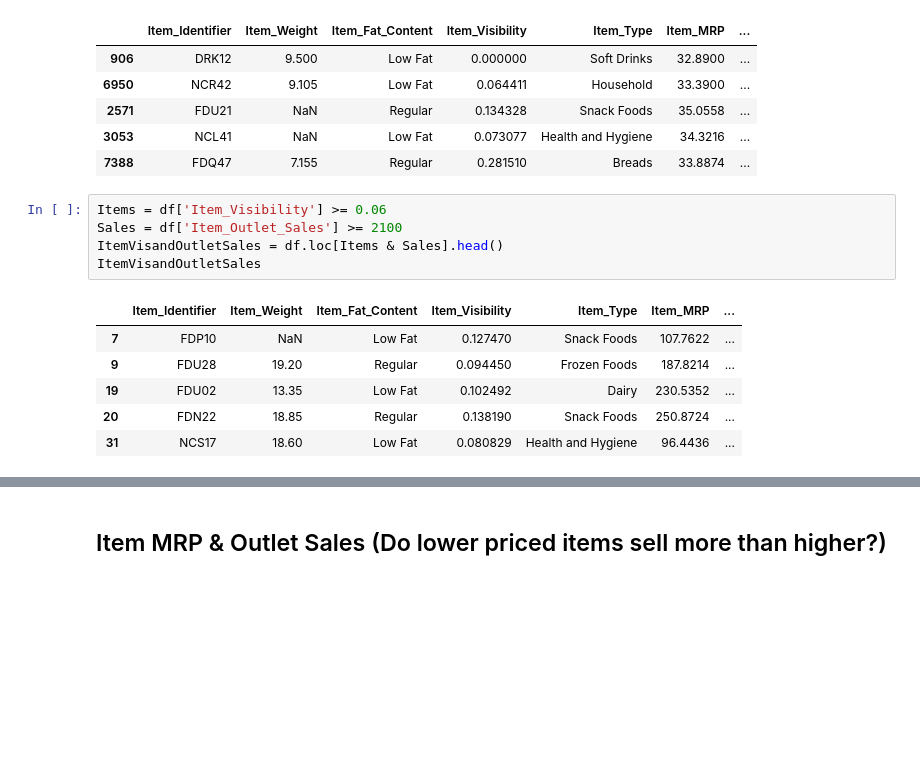
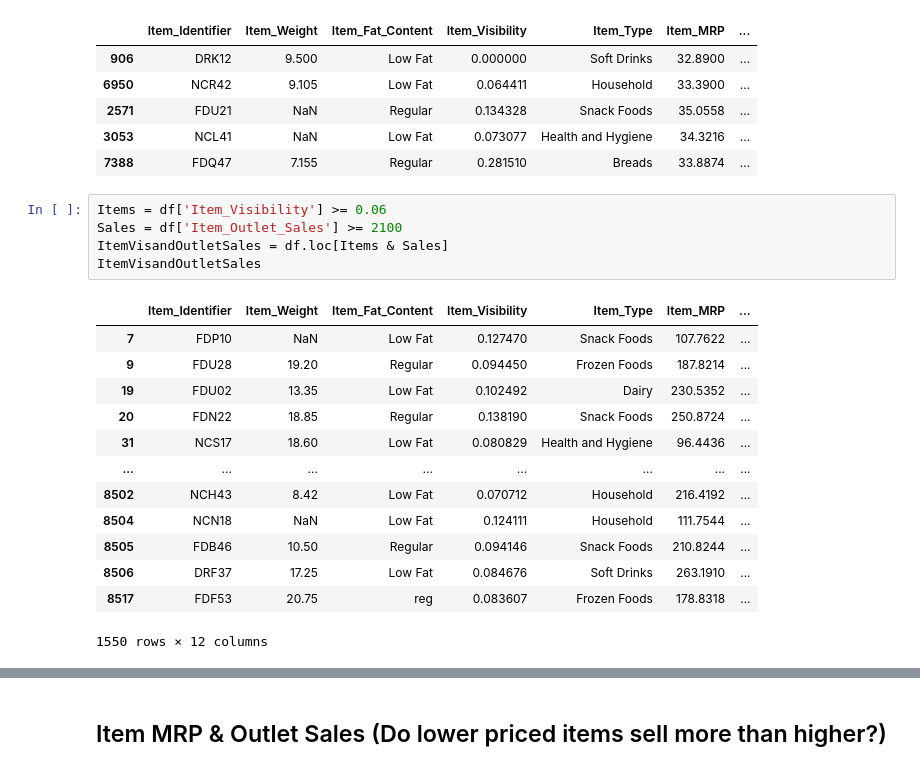
Before and after one commit to GilbertRPG/sales-predictions, a Jupyter notebook: data_cleaning.ipynb, the cells around one changed output, grey strips where cells are left out. Drawn from its saved outputs; the diff is of its cells as text; blank space fills up the shorter version.

```diff
--- a/data_cleaning.ipynb
+++ b/data_cleaning.ipynb
@@ -177,12 +190,19 @@ df.sort_values('Item_Outlet_Sales').head()
 # %%
 Items = df['Item_Visibility'] >= 0.06
 Sales = df['Item_Outlet_Sales'] >= 2100
-ItemVisandOutletSales = df.loc[Items & Sales].head()
+ItemVisandOutletSales = df.loc[Items & Sales]
 ItemVisandOutletSales
 # %% [output]
 |  | Item_Identifier | Item_Weight | Item_Fat_Content | Item_Visibility | Item_Type | Item_MRP | ... |
 | 7 | FDP10 | NaN | Low Fat | 0.127470 | Snack Foods | 107.7622 | ... |
 | 9 | FDU28 | 19.20 | Regular | 0.094450 | Frozen Foods | 187.8214 | ... |
 | 19 | FDU02 | 13.35 | Low Fat | 0.102492 | Dairy | 230.5352 | ... |
 | 20 | FDN22 | 18.85 | Regular | 0.138190 | Snack Foods | 250.8724 | ... |
 | 31 | NCS17 | 18.60 | Low Fat | 0.080829 | Health and Hygiene | 96.4436 | ... |
+| ... | ... | ... | ... | ... | ... | ... | ... |
+| 8502 | NCH43 | 8.42 | Low Fat | 0.070712 | Household | 216.4192 | ... |
+| 8504 | NCN18 | NaN | Low Fat | 0.124111 | Household | 111.7544 | ... |
+| 8505 | FDB46 | 10.50 | Regular | 0.094146 | Snack Foods | 210.8244 | ... |
+| 8506 | DRF37 | 17.25 | Low Fat | 0.084676 | Soft Drinks | 263.1910 | ... |
+| 8517 | FDF53 | 20.75 | reg | 0.083607 | Frozen Foods | 178.8318 | ... |
+1550 rows × 12 columns
```
Also changed, not shown: parts of 10 cells of this notebook.
